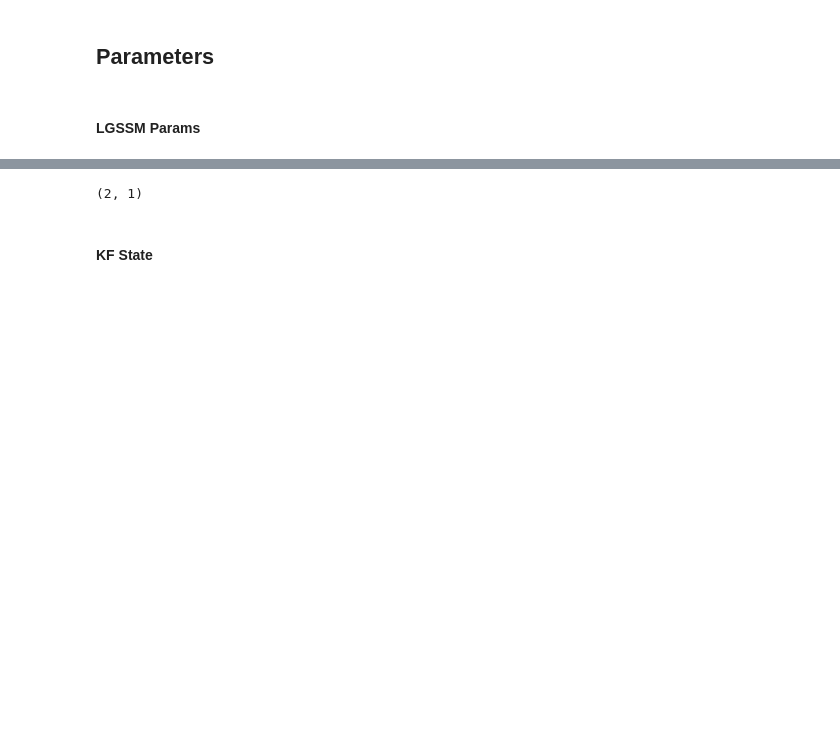
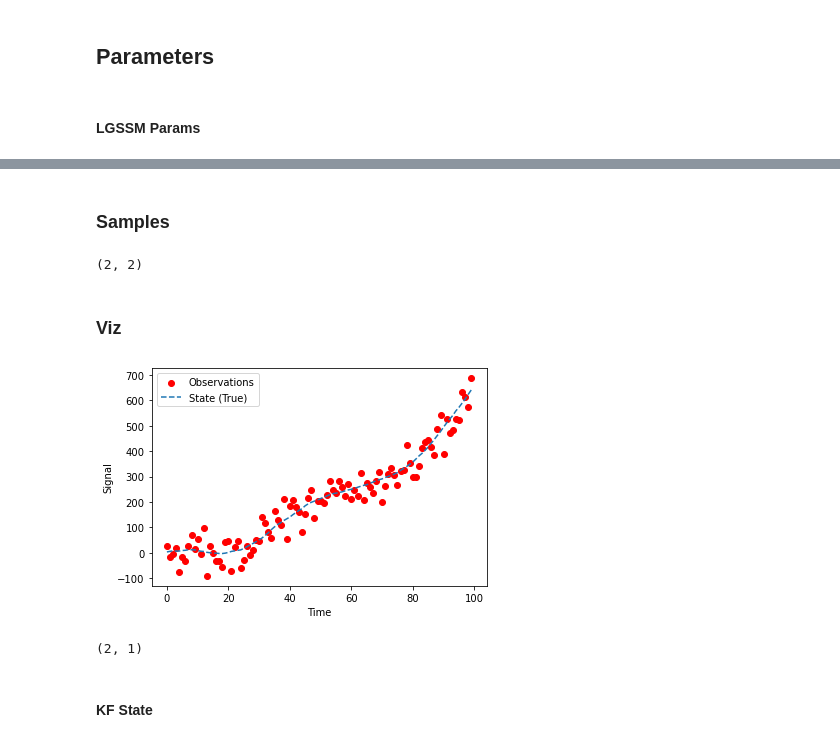
Before and after one commit to jejjohnson/jaxkf, a Jupyter notebook: notebooks/kalman_filter/alg_breakdown_kf_training-Copy1.ipynb, the cells around one changed output, grey strips where cells are left out. Saved outputs shown, nothing was run; the diff lists cells and outputs as text; code cells hidden in the pictures; blank space fills up the shorter version.

```diff
--- a/jaxkf/jax/notebooks/kalman_filter/alg_breakdown_kf_training.ipynb
+++ b/notebooks/kalman_filter/alg_breakdown_kf_training-Copy1.ipynb
@@ -95,0 +186,10 @@ class KFParamsDist(NamedTuple):
+# %%
+prior_noise = 1.0
+trans_noise = 1.0
+obs_noise = 50.0
+
+kf_params, kf_prior = make_noisy_signal_model(
+    trans_noise=trans_noise,
+    obs_noise=obs_noise,
+    prior_noise=prior_noise
+)
@@ -95,0 +200,2 @@ class KFParamsDist(NamedTuple):
+# %% [markdown]
+### Samples
@@ -96,3 +225,43 @@ class KFParamsDist(NamedTuple):
+# %%
+kf_prior.prior.covariance().shape
+# %% [output]
+(2, 2)
+# %%
+# init samples params
+num_samples = 10
+num_time_steps = 100
+seed = 123
+sample_prior = False
+
+# generate samples
+state_samples, obs_samples = gen_samples(
+    kf_prior, kf_params,
+    num_samples=num_samples,
+    num_time_steps=num_time_steps,
+    seed=seed,
+    sample_prior=sample_prior
+)
+
+# check shapes
+assert state_samples.shape == (num_samples, num_time_steps, 2)
+assert obs_samples.shape == (num_samples, num_time_steps, 1)
+# %% [markdown]
+### Viz
+# %%
+fig, ax = plt.subplots()
+
+ts = jnp.arange(num_time_steps)
+
+batch_idx = 2
+ax.scatter(ts, obs_samples[batch_idx, ..., 0], color="red", label="Observations")
+ax.plot(ts, state_samples[batch_idx, ..., 0], label="State (True)", linestyle="--")
+
+ax.set(xlabel="Time", ylabel="Signal")
+
+plt.legend()
+plt.show()
+# %% [output]
+[figure, added]
 # %%
 # initialize Kalman Filter
 state_dim = 2
```
Also changed, not shown: parts of 7 cells of this notebook, 38 other files.
